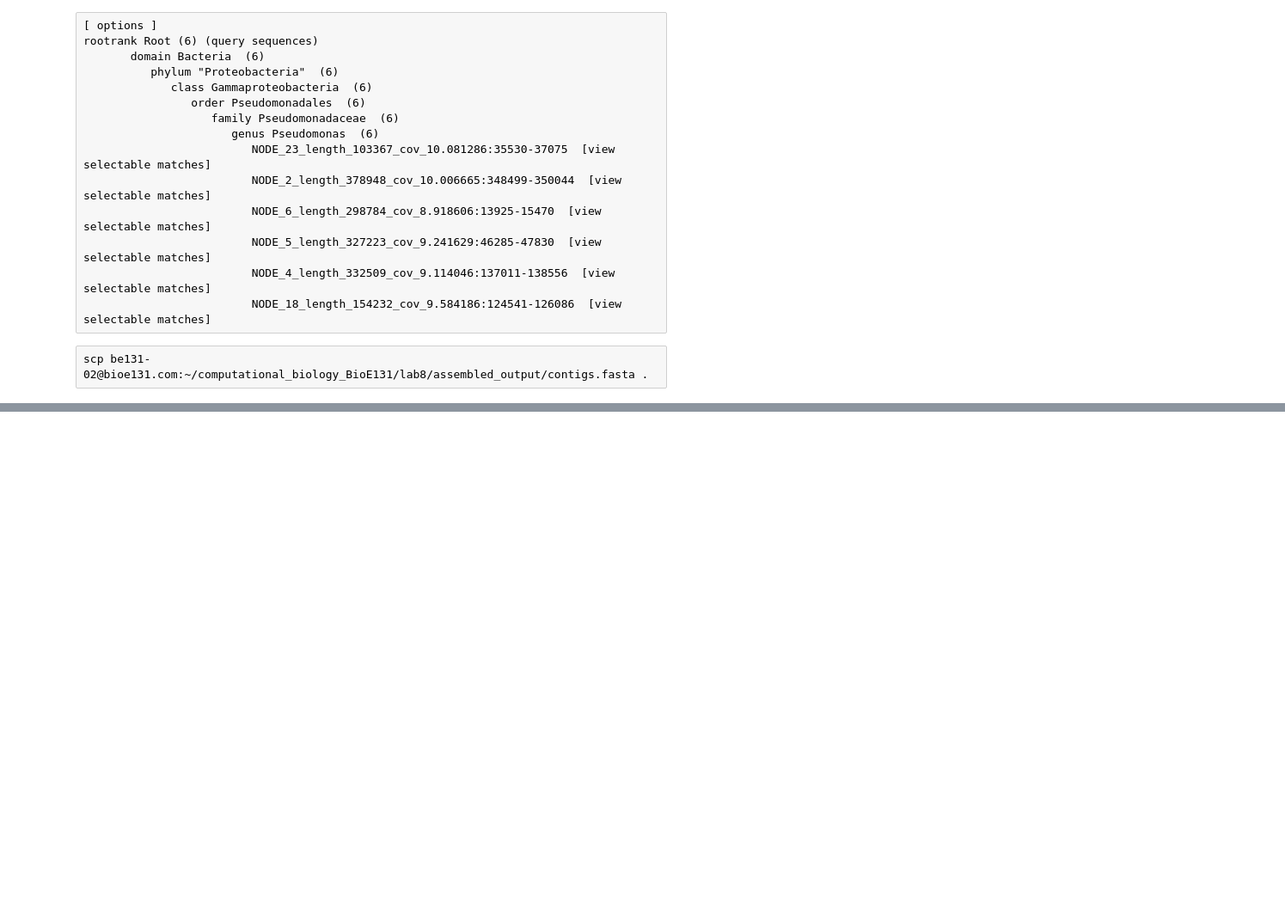
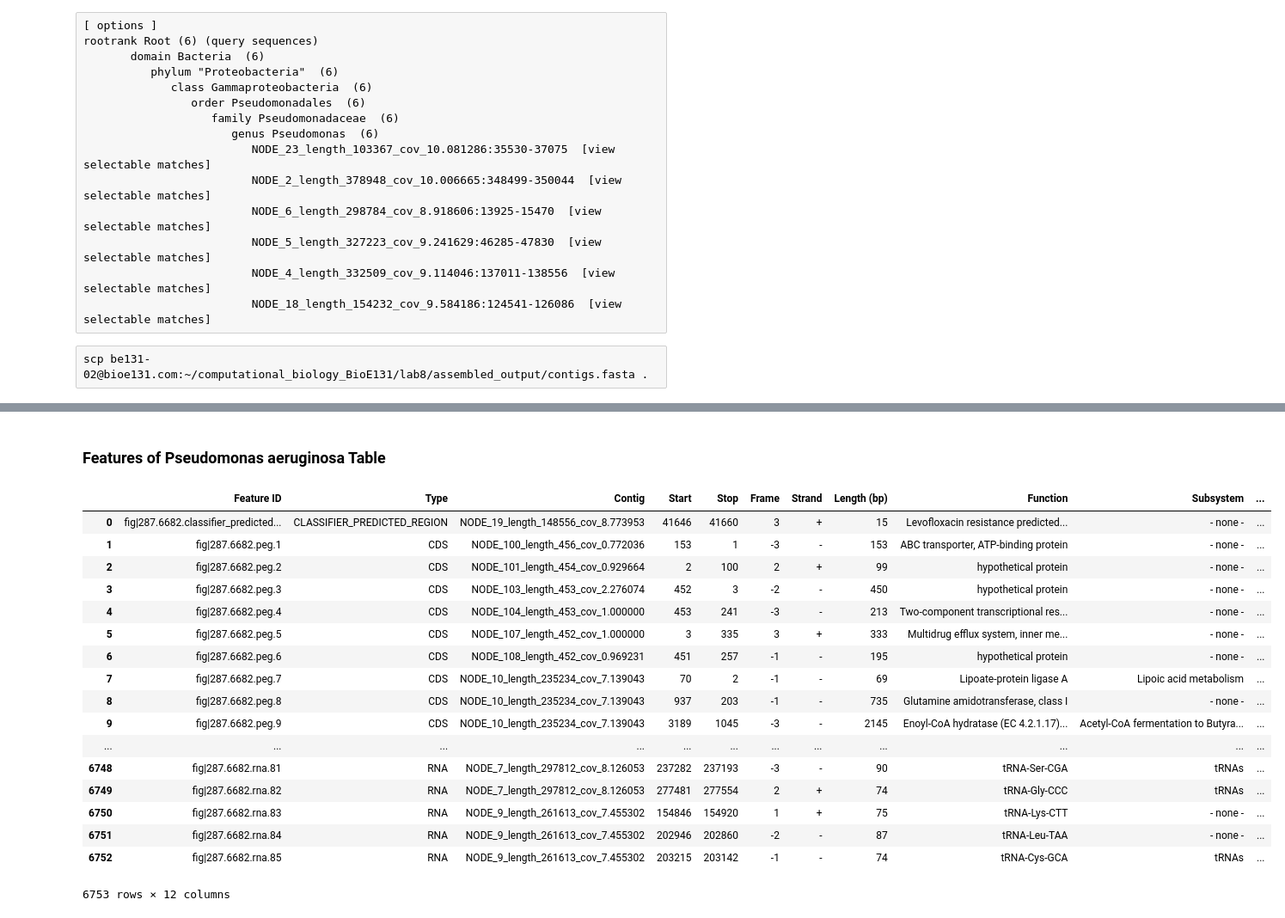
Before and after one commit to nathan2wong/computational_biology_BioE131, a Jupyter notebook: lab9/Lab9.ipynb, the cells around one changed output, grey strips where cells are left out. Shown at 86% size. Saved outputs shown, nothing was run; the diff lists cells and outputs as text; code cells hidden in the pictures; blank space fills up the shorter version.

```diff
--- a/lab9/Lab9.ipynb
+++ b/lab9/Lab9.ipynb
@@ -88,0 +143,25 @@ scp be131-02@bioe131.com:~/computational_biology_BioE131/lab8/assembled_output/c
+# %% [markdown]
+### Features of Pseudomonas aeruginosa Table
+# %%
+import pandas as pd
+table = pd.read_csv('table.tsv', sep = "	")
+table
+# %% [output]
+|  | Feature ID | Type | Contig | Start | Stop | Frame | Strand | Length (bp) | Function | Subsystem | ... |
+| 0 | fig|287.6682.classifier_predicted... | CLASSIFIER_PREDICTED_REGION | NODE_19_length_148556_cov_8.773953 | 41646 | 41660 | 3 | + | 15 | Levofloxacin resistance predicted... | - none - | ... |
+| 1 | fig|287.6682.peg.1 | CDS | NODE_100_length_456_cov_0.772036 | 153 | 1 | -3 | - | 153 | ABC transporter, ATP-binding protein | - none - | ... |
+| 2 | fig|287.6682.peg.2 | CDS | NODE_101_length_454_cov_0.929664 | 2 | 100 | 2 | + | 99 | hypothetical protein | - none - | ... |
+| 3 | fig|287.6682.peg.3 | CDS | NODE_103_length_453_cov_2.276074 | 452 | 3 | -2 | - | 450 | hypothetical protein | - none - | ... |
+| 4 | fig|287.6682.peg.4 | CDS | NODE_104_length_453_cov_1.000000 | 453 | 241 | -3 | - | 213 | Two-component transcriptional res... | - none - | ... |
+| 5 | fig|287.6682.peg.5 | CDS | NODE_107_length_452_cov_1.000000 | 3 | 335 | 3 | + | 333 | Multidrug efflux system, inner me... | - none - | ... |
+| 6 | fig|287.6682.peg.6 | CDS | NODE_108_length_452_cov_0.969231 | 451 | 257 | -1 | - | 195 | hypothetical protein | - none - | ... |
+| 7 | fig|287.6682.peg.7 | CDS | NODE_10_length_235234_cov_7.139043 | 70 | 2 | -1 | - | 69 | Lipoate-protein ligase A | Lipoic acid metabolism | ... |
+| 8 | fig|287.6682.peg.8 | CDS | NODE_10_length_235234_cov_7.139043 | 937 | 203 | -1 | - | 735 | Glutamine amidotransferase, class I | - none - | ... |
+| 9 | fig|287.6682.peg.9 | CDS | NODE_10_length_235234_cov_7.139043 | 3189 | 1045 | -3 | - | 2145 | Enoyl-CoA hydratase (EC 4.2.1.17)... | Acetyl-CoA fermentation to Butyra... | ... |
+| ... | ... | ... | ... | ... | ... | ... | ... | ... | ... | ... | ... |
+| 6748 | fig|287.6682.rna.81 | RNA | NODE_7_length_297812_cov_8.126053 | 237282 | 237193 | -3 | - | 90 | tRNA-Ser-CGA | tRNAs | ... |
+| 6749 | fig|287.6682.rna.82 | RNA | NODE_7_length_297812_cov_8.126053 | 277481 | 277554 | 2 | + | 74 | tRNA-Gly-CCC | tRNAs | ... |
+| 6750 | fig|287.6682.rna.83 | RNA | NODE_9_length_261613_cov_7.455302 | 154846 | 154920 | 1 | + | 75 | tRNA-Lys-CTT | - none - | ... |
+| 6751 | fig|287.6682.rna.84 | RNA | NODE_9_length_261613_cov_7.455302 | 202946 | 202860 | -2 | - | 87 | tRNA-Leu-TAA | - none - | ... |
+| 6752 | fig|287.6682.rna.85 | RNA | NODE_9_length_261613_cov_7.455302 | 203215 | 203142 | -1 | - | 74 | tRNA-Cys-GCA | tRNAs | ... |
+6753 rows × 12 columns
```
Also changed, not shown: parts of 21 cells of this notebook, 3 other files.
